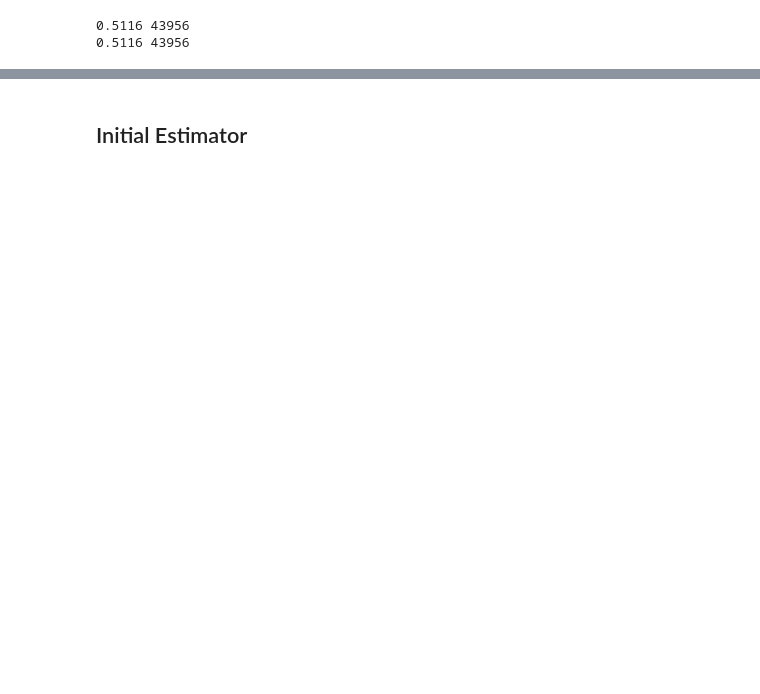
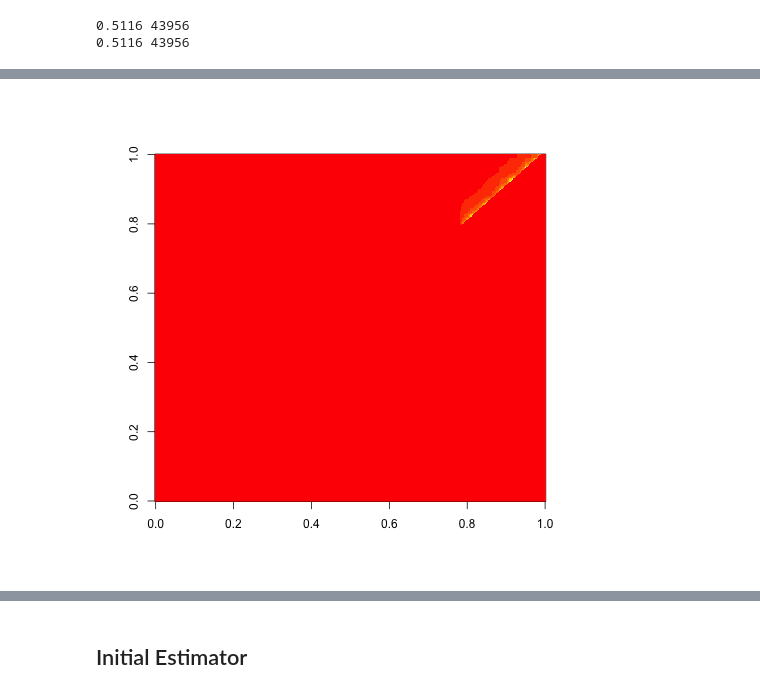
Before and after one commit to mrpozzi/Arlem, a Jupyter notebook: notebooks/harlem_demo.ipynb, the cells around one changed output, grey strips where cells are left out. Drawn from its saved outputs; the diff is of its cells as text; code cells hidden in the pictures; blank space fills up the shorter version.

```diff
--- a/notebooks/harlem_demo.ipynb
+++ b/notebooks/harlem_demo.ipynb
@@ -98,0 +198,5 @@ print((T2==0).mean(), (T2!=0).sum())
+# %%
+%%R -i T2
+image(t(T0[[2]]) - T2)
+# %% [output]
+[figure, added]
```
Also changed, not shown: parts of 70 cells of this notebook, 6 other files.
